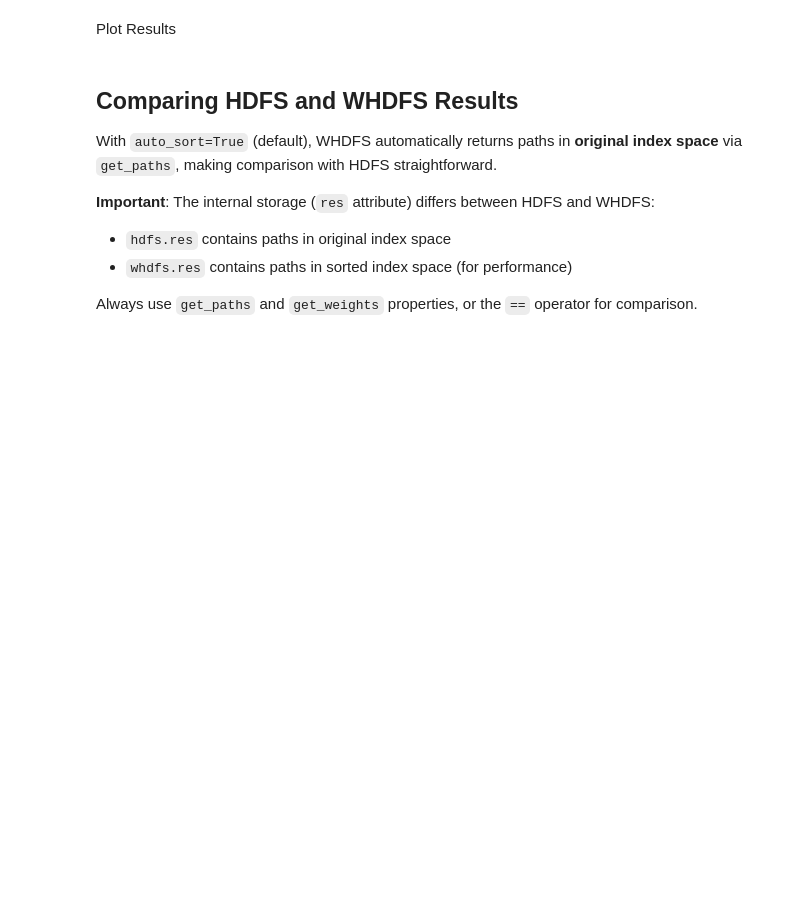
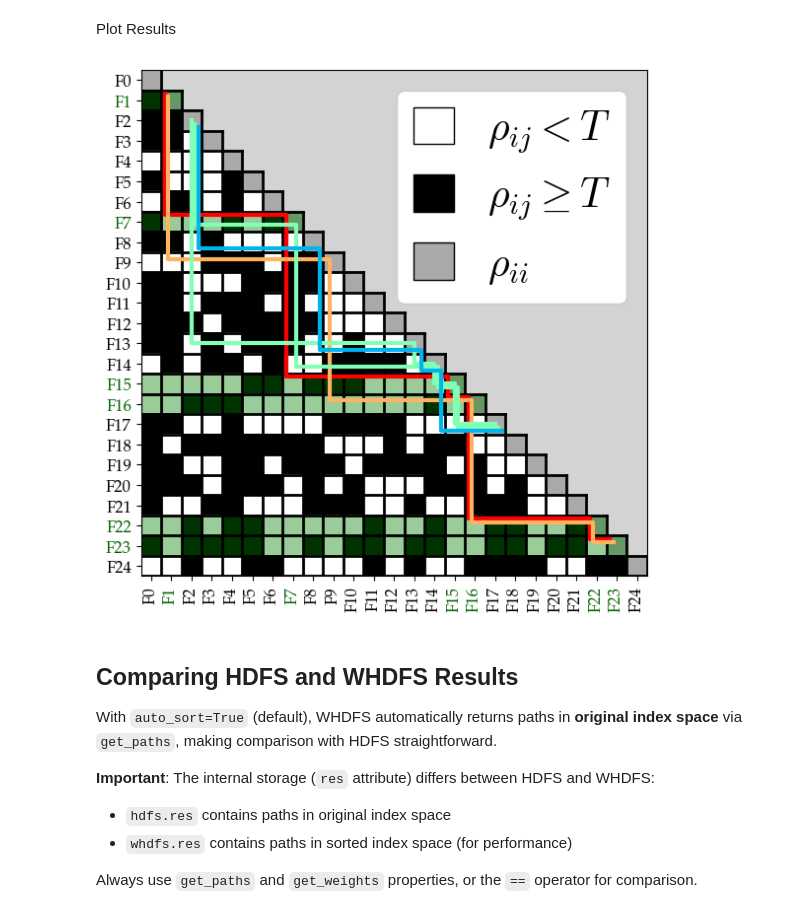
Before and after one commit to J-Yellen/PathFinder, a Jupyter notebook: notebooks/path_test.ipynb, the cells around one changed output. Saved outputs shown, nothing was run; the diff lists cells and outputs as text; code cells hidden in the pictures; blank space fills up the shorter version.

```diff
--- a/notebooks/path_test.ipynb
+++ b/notebooks/path_test.ipynb
@@ -71,7 +109,9 @@ print(f"Path comparison:   {hdfs.get_paths == hdfs.get_paths}")
 # %% [markdown]
 Plot Results
 # %%
-axis = plot_results.plot(bam, whdfs, size=10, plot_sorted=False)
+axis = plot_results.plot(bam, whdfs, size=10, plot_sorted=False, axis_labels=True, highlight_top_path=True)
+# %% [output]
+[figure, added]
 # %% [markdown]
 ## Comparing HDFS and WHDFS Results
 
```
Also changed, not shown: parts of 9 cells of this notebook.
